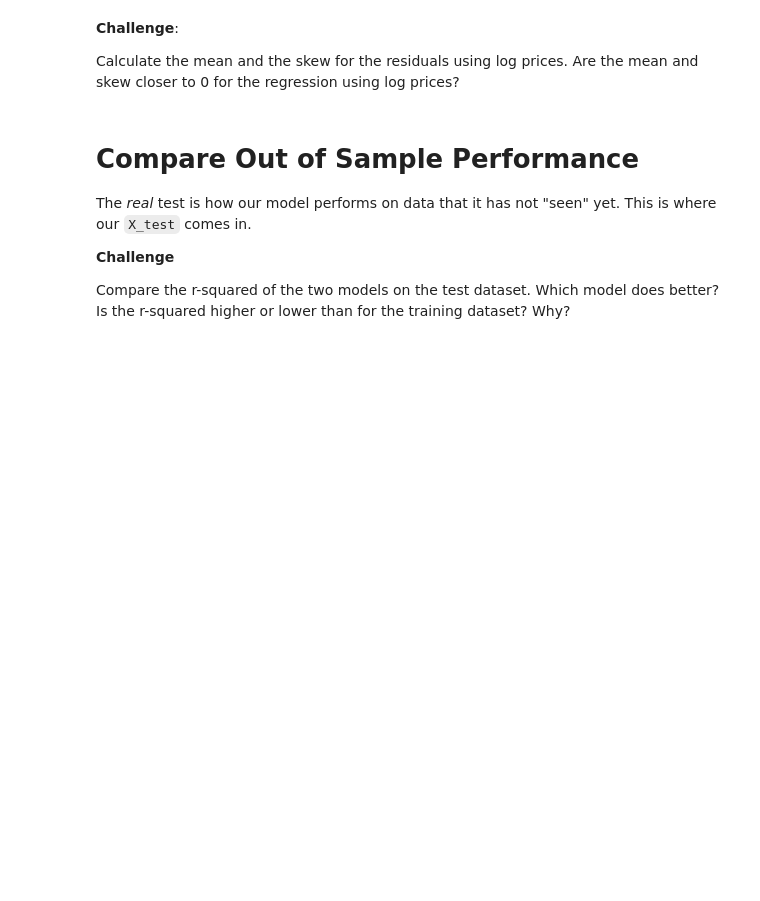
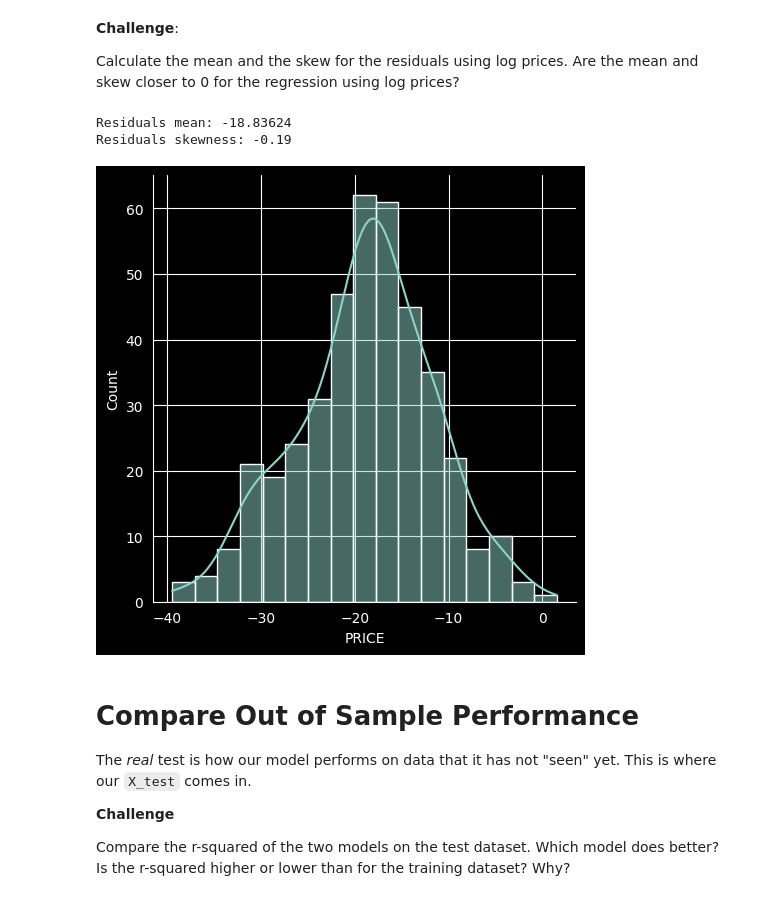
Before and after one commit to tbk81/100-DAYS-OF-CODE-PY, a Jupyter notebook: 81-predict-house-prices/Multivariable_Regression_and_Valuation_Model.ipynb, the cells around one changed output. Drawn from its saved outputs; the diff is of its cells as text; code cells hidden in the pictures; blank space fills up the shorter version.

```diff
--- a/81-predict-house-prices/Multivariable_Regression_and_Valuation_Model.ipynb
+++ b/81-predict-house-prices/Multivariable_Regression_and_Valuation_Model.ipynb
@@ -635,6 +658,15 @@ pd.DataFrame(zip(X_train2, model.coef_))
 **Challenge**:
 
 Calculate the mean and the skew for the residuals using log prices. Are the mean and skew closer to 0 for the regression using log prices?
+# %%
+sns.displot(x=residuals2,
+            kde=True)
+print(f'Residuals mean: {residuals2.mean():.5f}')
+print(f'Residuals skewness: {residuals2.skew():.2f}')
+# %% [output]
+Residuals mean: -18.83624
+Residuals skewness: -0.19
+[figure, added]
 # %% [markdown]
 # Compare Out of Sample Performance
 
```
Also changed, not shown: parts of 19 cells of this notebook.
